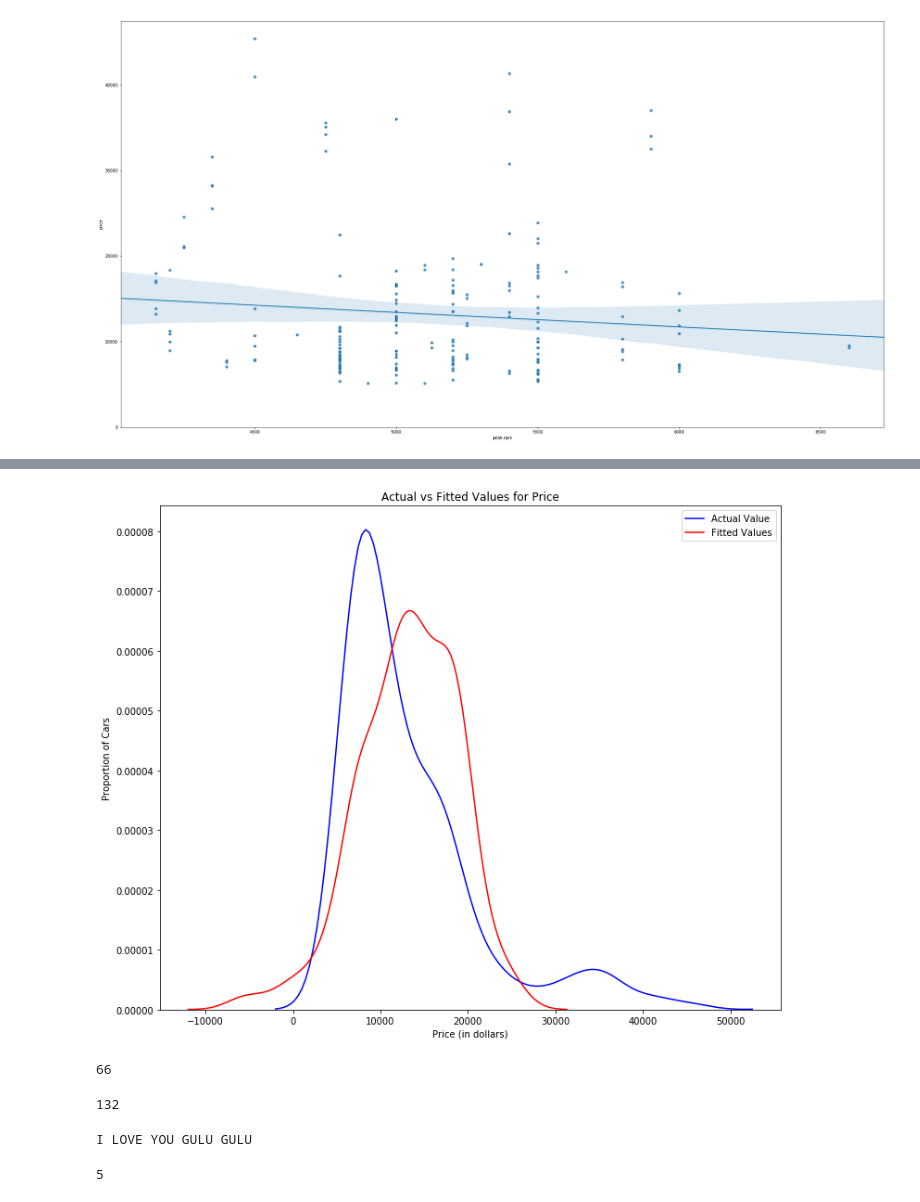
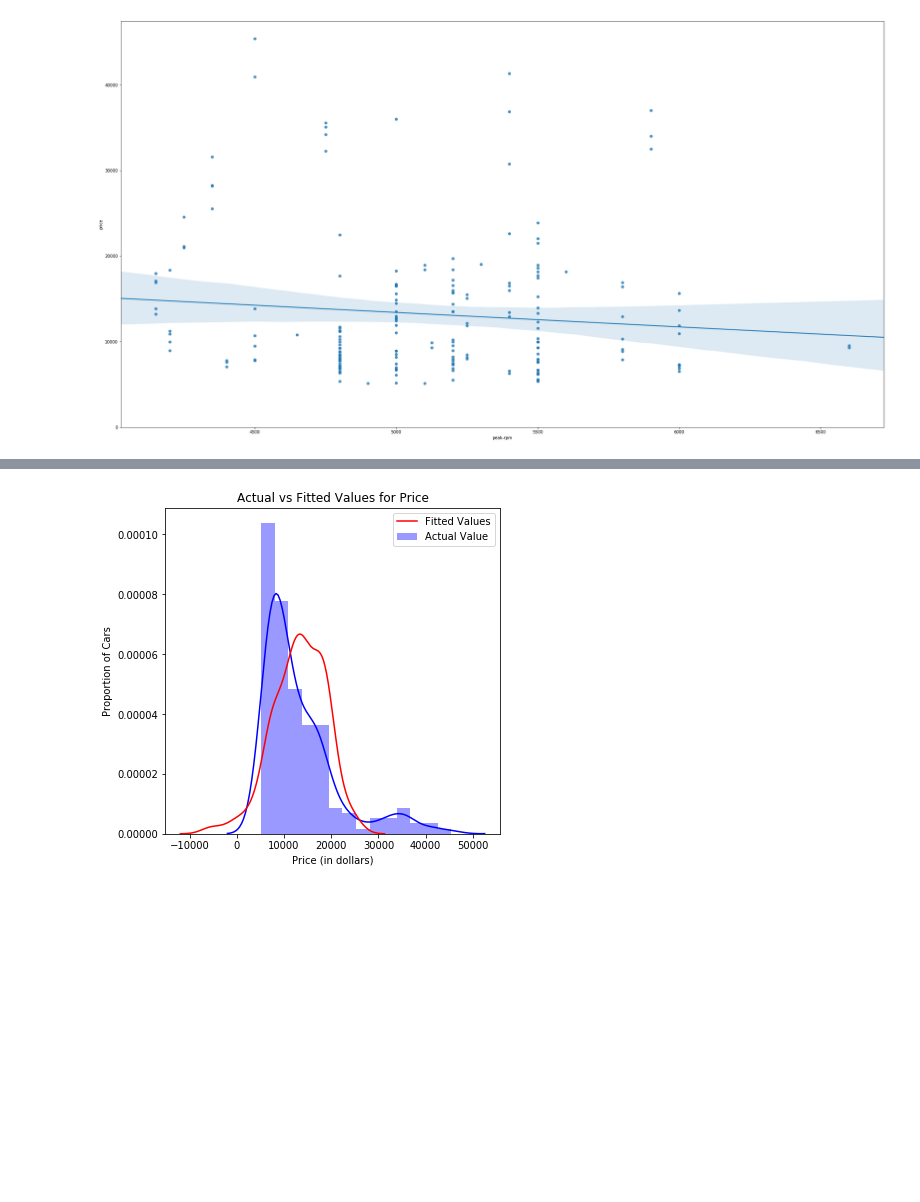
Before and after one commit to GAURAB10/python1, a Jupyter notebook: Data Analysis with Python-mod4.ipynb, the cells around one changed output, grey strips where cells are left out. Saved outputs shown, nothing was run; the diff lists cells and outputs as text; code cells hidden in the pictures; blank space fills up the shorter version.

```diff
--- a/Data Analysis with Python-mod4.ipynb
+++ b/Data Analysis with Python-mod4.ipynb
@@ -135,8 +138,8 @@ We look at the spread of the residuals:
 appropriate for the data. Why is that? Randomly spread out residuals means that the variance is constant,
 and thus the linear model is a good fit for this data.
 # %%
-width = 12
-height = 10
+width = 6
+height = 6
 plt.figure(figsize=(width, height))
 sns.residplot(df['highway-mpg'], df['price'])
 plt.show()
@@ -147,16 +150,16 @@ Y_hat = lm.predict(Z)
 # %%
 plt.figure(figsize=(width, height))
 
 
-ax1 = sns.distplot(df['price'], hist=False, color="b", label="Actual Value")
+ax1 = sns.distplot(df['price'], hist=True, color="b", label="Actual Value")
 sns.distplot(Yhat, hist=False, color="r", label="Fitted Values" , ax=ax1)
 
 
 plt.title('Actual vs Fitted Values for Price')
 plt.xlabel('Price (in dollars)')
 plt.ylabel('Proportion of Cars')
 
 plt.show()
 plt.close()
 # %% [output]
-[figure, old version]
+[figure, new version]
@@ -165,18 +165,0 @@ SMITA = 66
-# %%
-print(SMITA)
-# %% [output]
-66
-# %%
-66+66
-# %% [output]
-132
-# %%
-
-if SMITA > 0:
-    print("I LOVE YOU GULU GULU")
-# %% [output]
-I LOVE YOU GULU GULU
-# %%
-print (max(2,3,4,5))
-# %% [output]
-5
```
Also changed, not shown: parts of 22 cells of this notebook.
